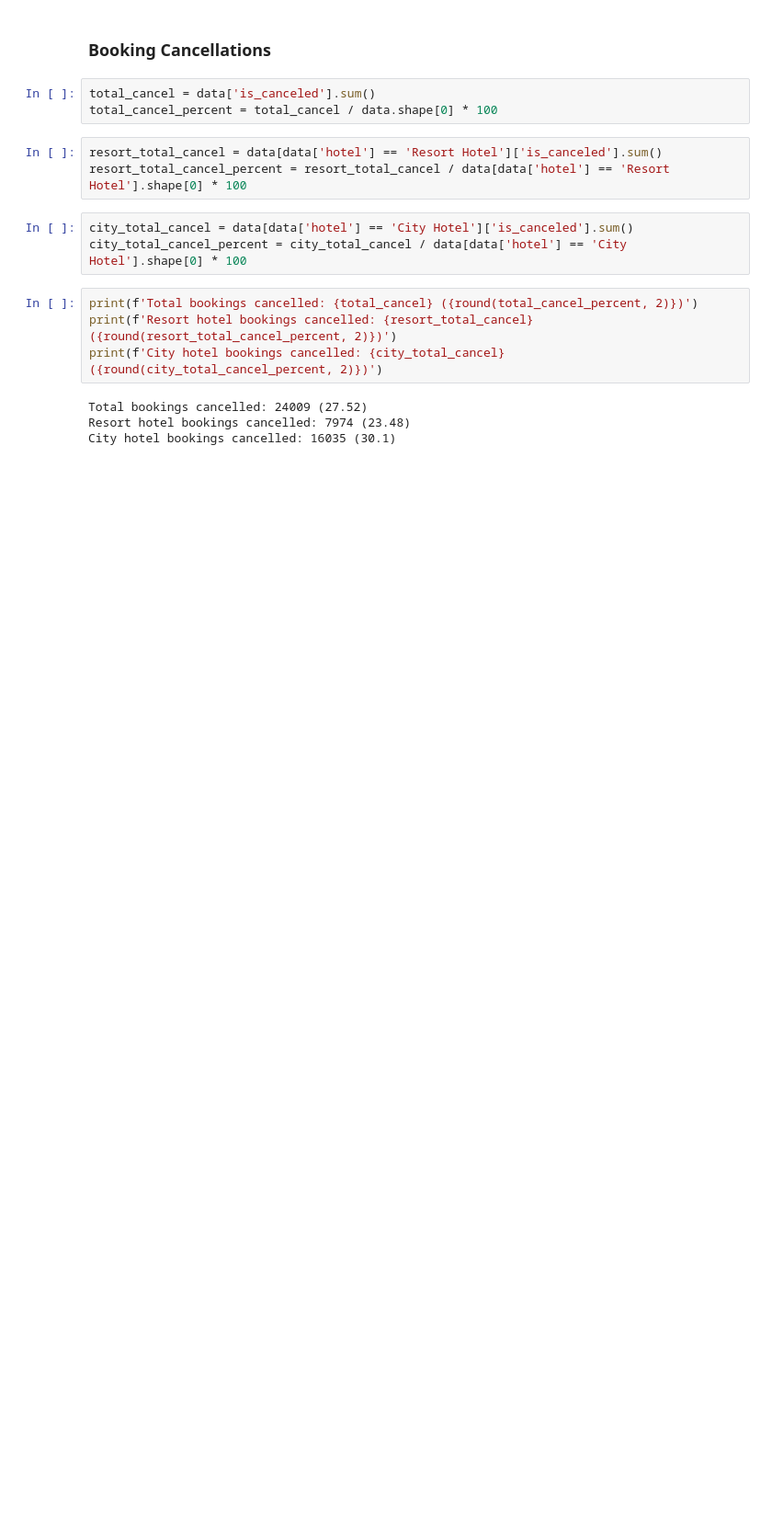
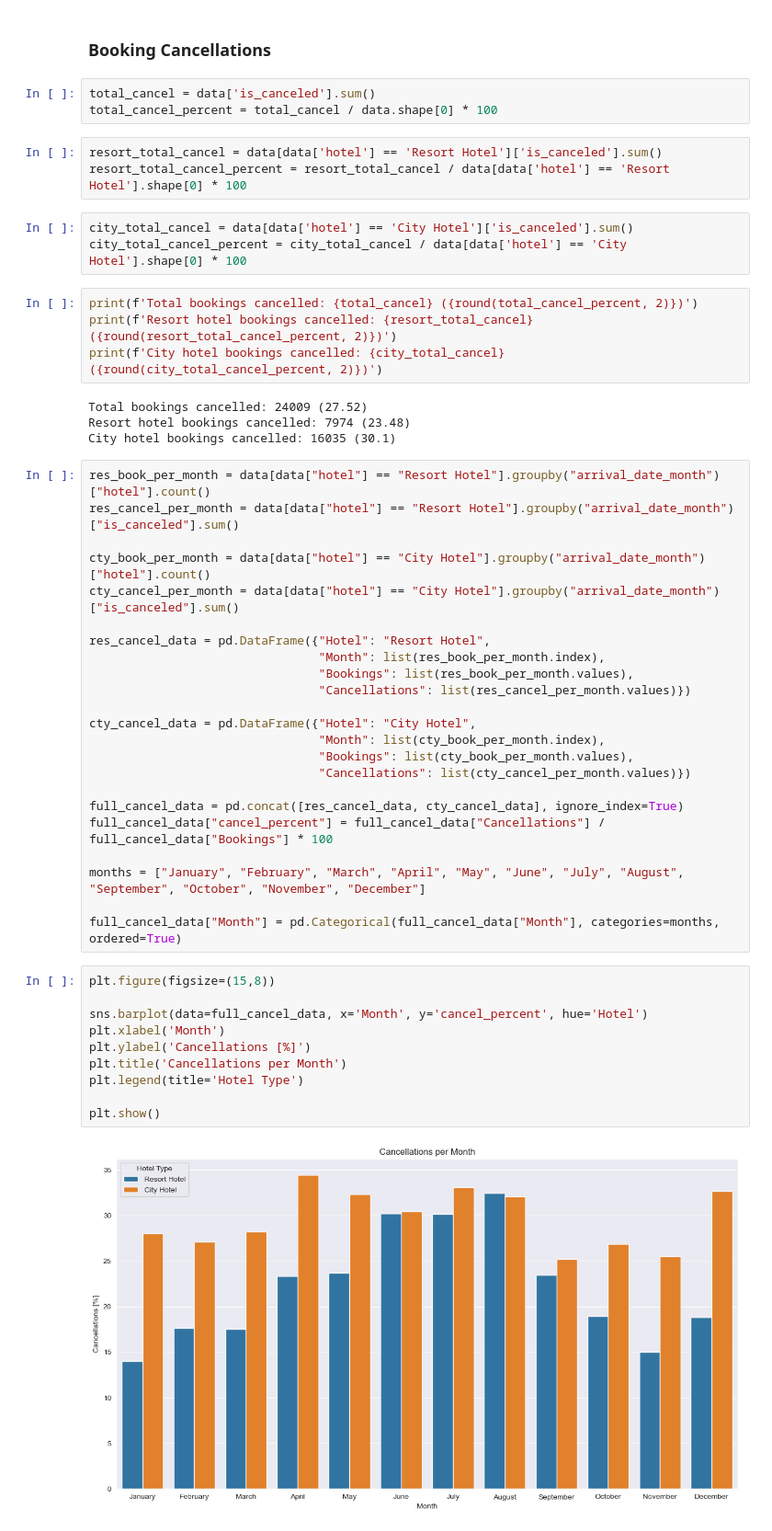
Before and after one commit to Rafsan7238/Data-Analysis_Data-Science_Projects, a Jupyter notebook: Python Projects/Applying ML to Predict Hotel Booking Cancellations/Analysing Hotel Cancellations.ipynb, the cells around one changed output. Shown at 92% size. Saved outputs shown, nothing was run; the diff lists cells and outputs as text; blank space fills up the shorter version.

Commit message:
Found cancellations per month

```diff
--- a/Python Projects/Applying ML to Predict Hotel Booking Cancellations/Analysing Hotel Cancellations.ipynb
+++ b/Python Projects/Applying ML to Predict Hotel Booking Cancellations/Analysing Hotel Cancellations.ipynb
@@ -379,3 +379,38 @@ print(f'City hotel bookings cancelled: {city_total_cancel} ({round(city_total_ca
 Total bookings cancelled: 24009 (27.52)
 Resort hotel bookings cancelled: 7974 (23.48)
 City hotel bookings cancelled: 16035 (30.1)
+# %%
+res_book_per_month = data[data["hotel"] == "Resort Hotel"].groupby("arrival_date_month")["hotel"].count()
+res_cancel_per_month = data[data["hotel"] == "Resort Hotel"].groupby("arrival_date_month")["is_canceled"].sum()
+
+cty_book_per_month = data[data["hotel"] == "City Hotel"].groupby("arrival_date_month")["hotel"].count()
+cty_cancel_per_month = data[data["hotel"] == "City Hotel"].groupby("arrival_date_month")["is_canceled"].sum()
+
+res_cancel_data = pd.DataFrame({"Hotel": "Resort Hotel",
+                                "Month": list(res_book_per_month.index),
+                                "Bookings": list(res_book_per_month.values),
+                                "Cancellations": list(res_cancel_per_month.values)})
+
+cty_cancel_data = pd.DataFrame({"Hotel": "City Hotel",
+                                "Month": list(cty_book_per_month.index),
+                                "Bookings": list(cty_book_per_month.values),
+                                "Cancellations": list(cty_cancel_per_month.values)})
+
+full_cancel_data = pd.concat([res_cancel_data, cty_cancel_data], ignore_index=True)
+full_cancel_data["cancel_percent"] = full_cancel_data["Cancellations"] / full_cancel_data["Bookings"] * 100
+
+months = ["January", "February", "March", "April", "May", "June", "July", "August", "September", "October", "November", "December"]
+
+full_cancel_data["Month"] = pd.Categorical(full_cancel_data["Month"], categories=months, ordered=True)
+# %%
+plt.figure(figsize=(15,8))
+
+sns.barplot(data=full_cancel_data, x='Month', y='cancel_percent', hue='Hotel')
+plt.xlabel('Month')
+plt.ylabel('Cancellations [%]')
+plt.title('Cancellations per Month')
+plt.legend(title='Hotel Type')
+
+plt.show()
+# %% [output]
+[figure, added]
```
Also changed, not shown: parts of 1 cell of this notebook.
